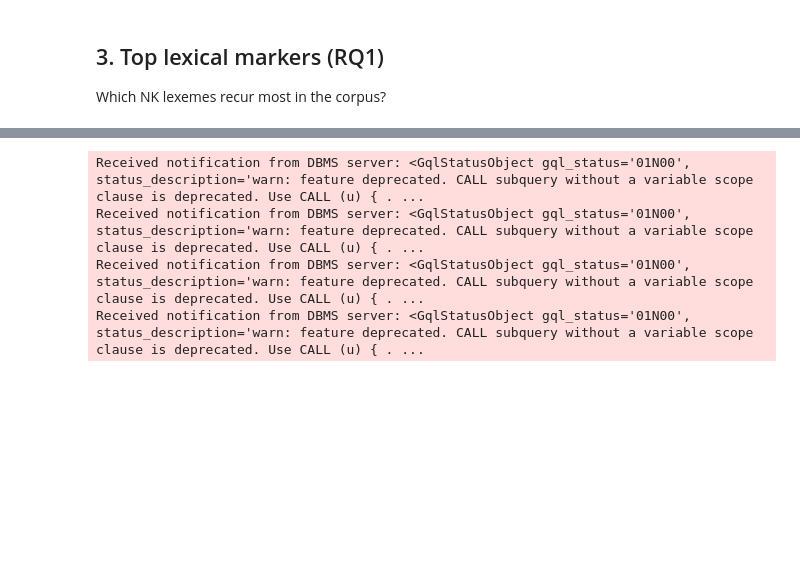
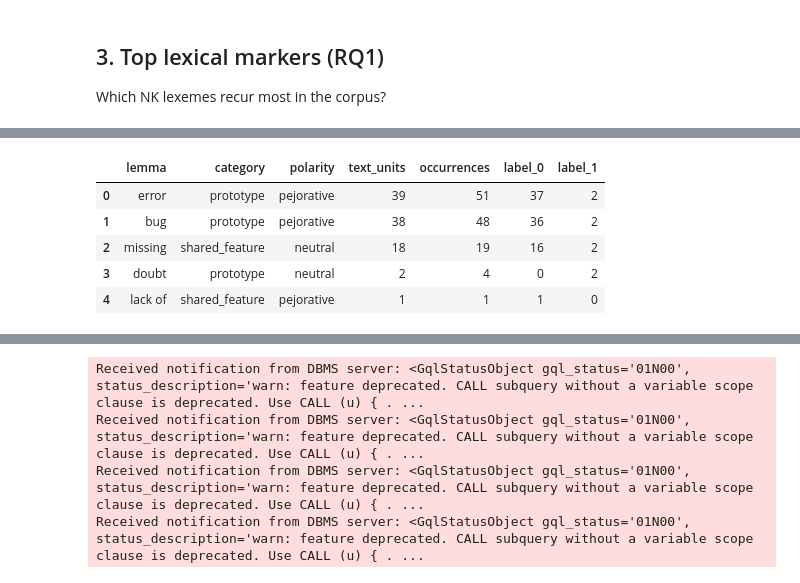
Before and after one commit to h4rz3rk4s3/Graph-NK, a Jupyter notebook: notebooks/01_descriptive.ipynb, the cells around one changed output, grey strips where cells are left out. Cells and saved outputs as stored; diff of their text form; code cells hidden in the pictures; blank space fills up the shorter version.

```diff
--- a/notebooks/01_descriptive.ipynb
+++ b/notebooks/01_descriptive.ipynb
@@ -164,3 +167,24 @@ Received notification from DBMS server: <GqlStatusObject gql_status='01N52', sta
+# %%
+df_markers = q("""
+    MATCH (u:TextUnit)-[:HAS_SIGNAL]->(s:Signal)-[:MATCHES_MARKER]->(m:LexicalMarker)
+    MATCH (u)-[:CLASSIFIED_AS]->(v:ClassifierVerdict)
+    WITH m.lemma AS lemma, m.category AS category, m.polarity AS polarity,
+        u, s, v
+    RETURN lemma, category, polarity,
+        count(DISTINCT u) AS text_units,
+        count(s) AS occurrences,
+        count(DISTINCT CASE WHEN v.label = 0 THEN v END) AS label_0,
+        count(DISTINCT CASE WHEN v.label = 1 THEN v END) AS label_1
+    ORDER BY occurrences DESC
+""")
+df_markers
+# %% [output]
+|  | lemma | category | polarity | text_units | occurrences | label_0 | label_1 |
+| 0 | error | prototype | pejorative | 39 | 51 | 37 | 2 |
+| 1 | bug | prototype | pejorative | 38 | 48 | 36 | 2 |
+| 2 | missing | shared_feature | neutral | 18 | 19 | 16 | 2 |
+| 3 | doubt | prototype | neutral | 2 | 4 | 0 | 2 |
+| 4 | lack of | shared_feature | pejorative | 1 | 1 | 1 | 0 |
 # %%
 if not df_markers.empty:
     fig, ax = plt.subplots(figsize=(10, 6))
```
Also changed, not shown: parts of 4 cells of this notebook, 1 other file.
